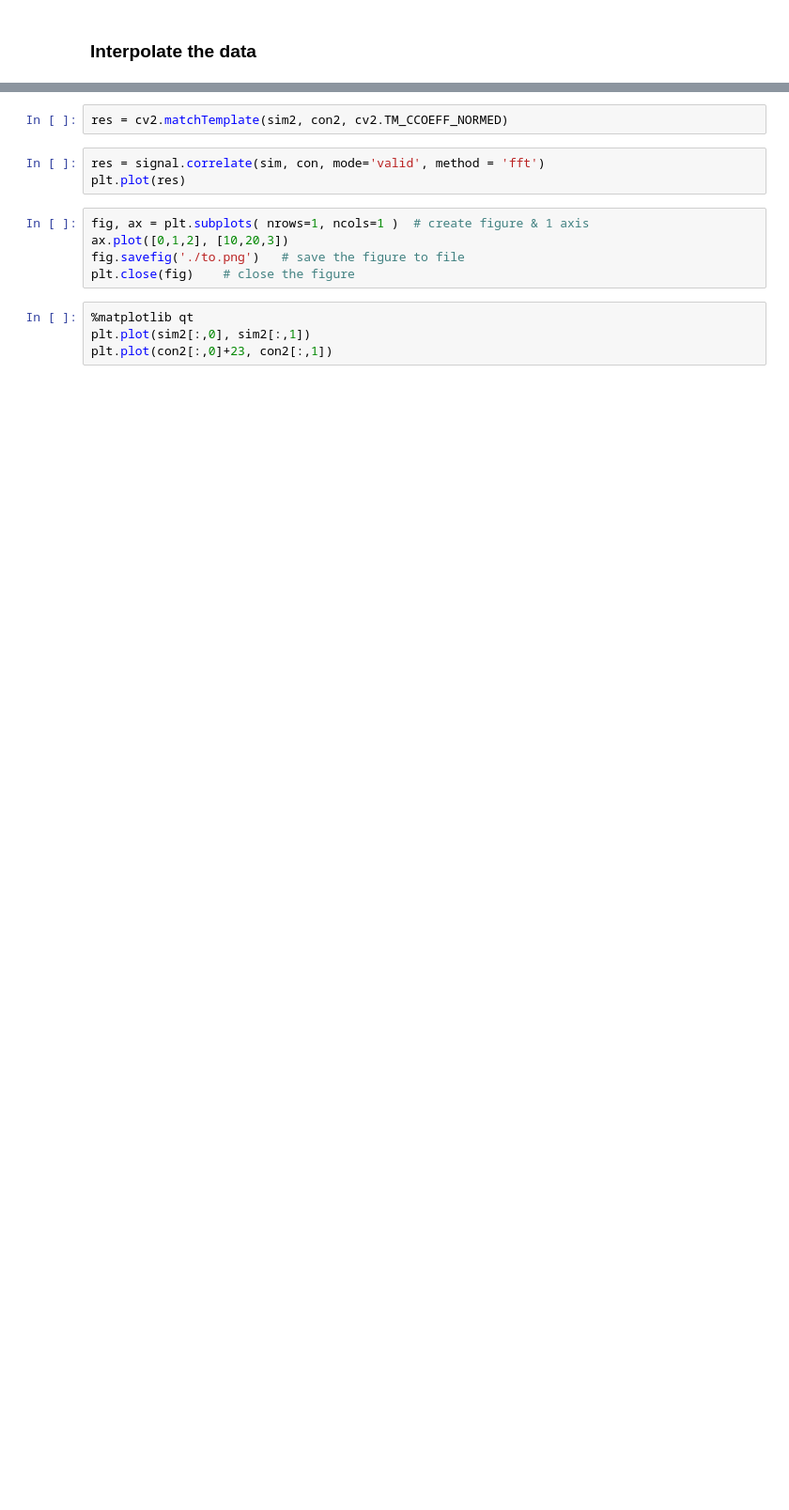
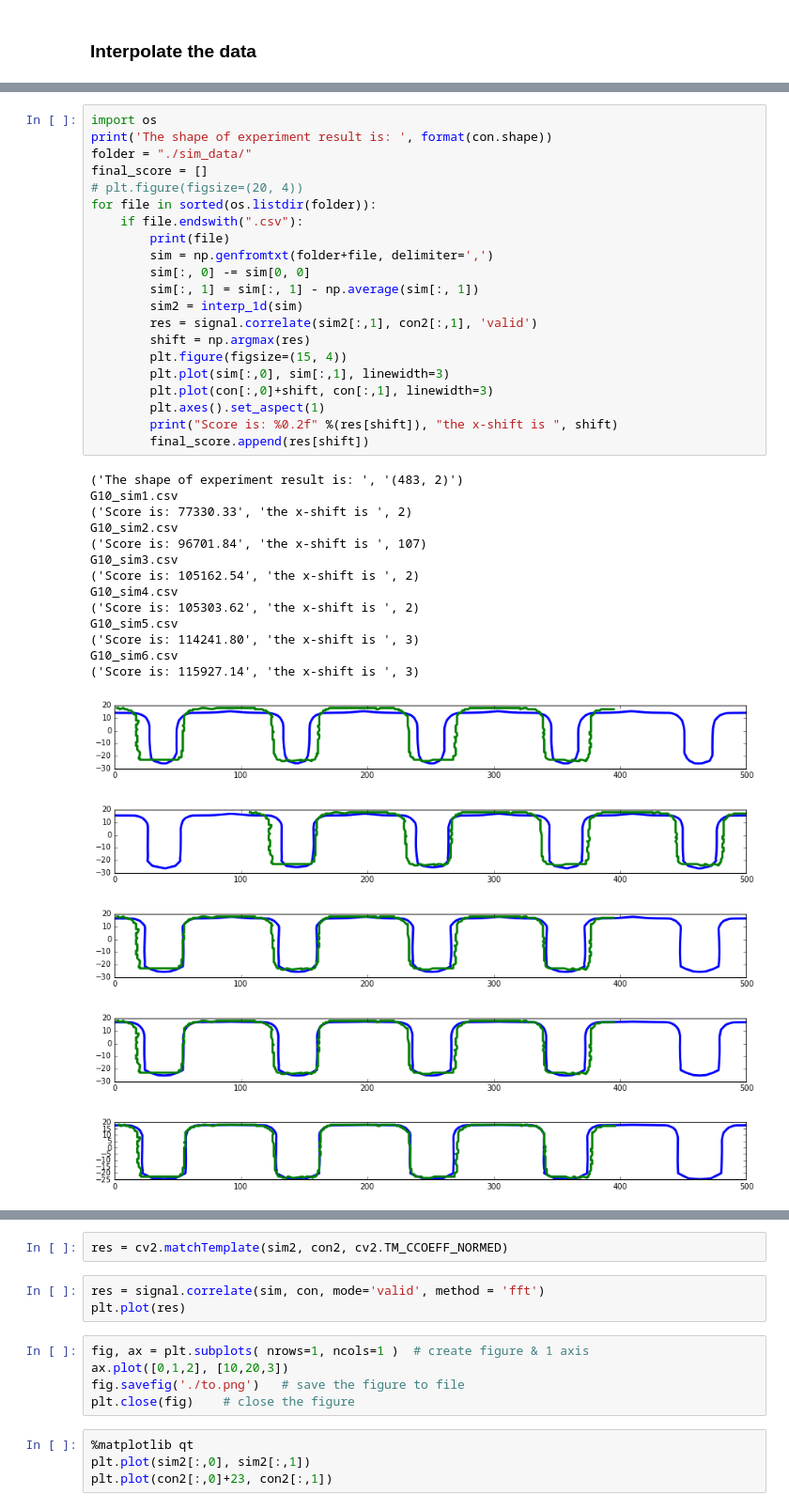
Before and after one commit to zypchenfeng/test_sem, a Jupyter notebook: xsem_cal2.ipynb, the cells around one changed output, grey strips where cells are left out. Shown at 94% size. Saved outputs shown, nothing was run; the diff lists cells and outputs as text; blank space fills up the shorter version.

```diff
--- a/xsem_cal2.ipynb
+++ b/xsem_cal2.ipynb
@@ -257,0 +259,40 @@ Score is: 146165.50 the x-shift is  3
+# %%
+import os
+print('The shape of experiment result is: ', format(con.shape))
+folder = "./sim_data/"
+final_score = []
+# plt.figure(figsize=(20, 4))
+for file in sorted(os.listdir(folder)):
+    if file.endswith(".csv"):
+        print(file)
+        sim = np.genfromtxt(folder+file, delimiter=',')
+        sim[:, 0] -= sim[0, 0]
+        sim[:, 1] = sim[:, 1] - np.average(sim[:, 1])
+        sim2 = interp_1d(sim)
+        res = signal.correlate(sim2[:,1], con2[:,1], 'valid')
+        shift = np.argmax(res)
+        plt.figure(figsize=(15, 4))
+        plt.plot(sim[:,0], sim[:,1], linewidth=3)
+        plt.plot(con[:,0]+shift, con[:,1], linewidth=3)
+        plt.axes().set_aspect(1)
+        print("Score is: %0.2f" %(res[shift]), "the x-shift is ", shift)
+        final_score.append(res[shift])
+# %% [output]
+('The shape of experiment result is: ', '(483, 2)')
+G10_sim1.csv
+('Score is: 77330.33', 'the x-shift is ', 2)
+G10_sim2.csv
+('Score is: 96701.84', 'the x-shift is ', 107)
+G10_sim3.csv
+('Score is: 105162.54', 'the x-shift is ', 2)
+G10_sim4.csv
+('Score is: 105303.62', 'the x-shift is ', 2)
+G10_sim5.csv
+('Score is: 114241.80', 'the x-shift is ', 3)
+G10_sim6.csv
+('Score is: 115927.14', 'the x-shift is ', 3)
+[figure, added]
+[figure, added]
+[figure, added]
+[figure, added]
+[figure, added]
```
Also changed, not shown: parts of 12 cells of this notebook, 10 other files.
